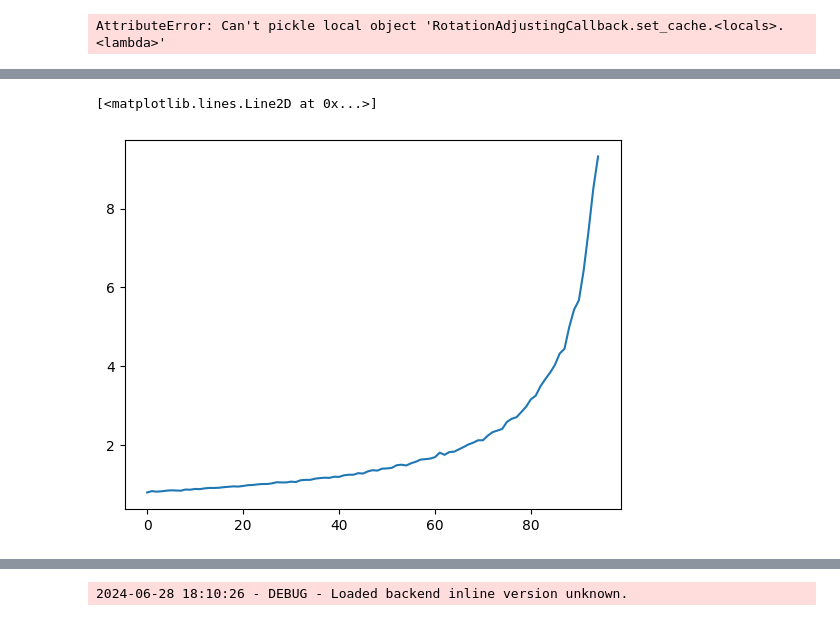
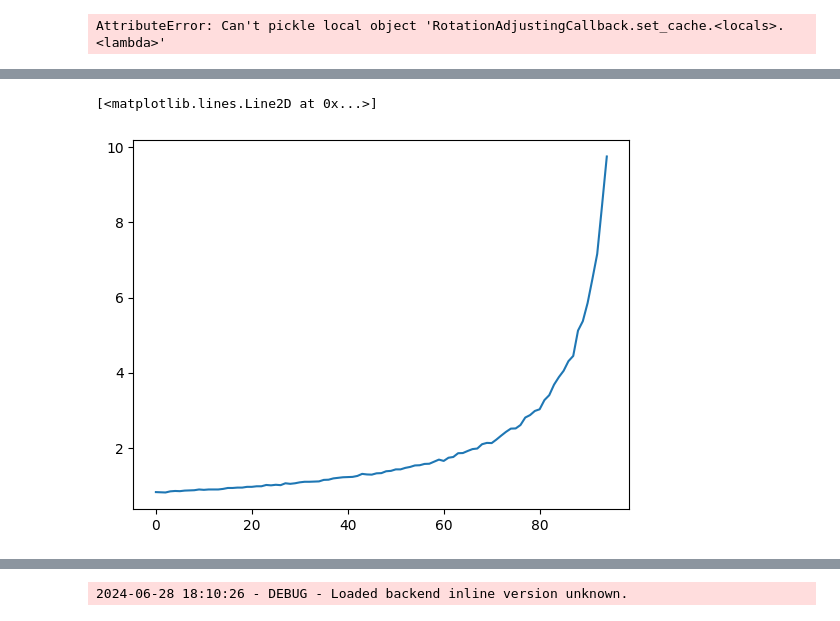
Before and after one commit to 1101AlexZab1011/SpatialMemory, a Jupyter notebook: dev/hd_pseudoattr_fit_speed_function.ipynb, the cells around one changed output, grey strips where cells are left out. Cells and saved outputs as stored; diff of their text form; code cells hidden in the pictures.

```diff
--- a/dev/hd_pseudoattr_fit_speed_function.ipynb
+++ b/dev/hd_pseudoattr_fit_speed_function.ipynb
@@ -831,6 +916,7 @@ dynamics.save('../data/dynamics/rotation_adjust_sim.pkl')
 # %% [output]
 AttributeError: Can't pickle local object 'RotationAdjustingCallback.set_cache.<locals>.<lambda>'
 # %%
+from bbtoolkit.models.bb.structures import ClickParameters, DynamicParameters
 def estimate_rotation_speed(
     activity: TensorGroup,
     connectivity: DirectedTensorGroup,
@@ -848,7 +934,7 @@ def estimate_rotation_speed(
     rates = activity2rate(activity, connectivity)
     k_ratio = activity.copy()
     cache = DotDict(
-        dynamics_params=DynamicParameters(dt, None),
+        dynamics_params=DynamicParameters(dt, 'bottom-up'),
         movement_params=MovementParameters(direction=np.pi/2),
         activity=activity,
         rates=rates,
@@ -895,11 +981,11 @@ def estimate_rotation_speed(
         pass
 
     if poly_approx is None:
-        poly_approx = PolyApproximation(order=8, window_size=15, threshold=3., accept_rate=.5)
+        poly_approx = PolyApproximation(order=12, window_size=15, threshold=3., accept_rate=.5)
 
     poly_approx.fit(
-        np.array(list(dynamics.cache.rotation_log.keys())),
-        dt*np.array([len(val.time) for val in dynamics.cache.rotation_log.values()])
+        dt*np.array([len(val.time) for val in dynamics.cache.rotation_log.values()]),
+        np.array(list(dynamics.cache.rotation_log.keys()))
     )
     return dynamics, poly_approx
 # %%
@@ -934,7 +1020,7 @@ speed_dynamics, poly_approx = estimate_rotation_speed(
     delta_phi=np.linspace(0, 1, 101)[1:][::-1],
     additive_kernel_func=kernel_func,
     dt=.005,
-    poly_approx=poly_approx,
+    poly_approx=None,
     show=False
 )
 # %% [output]
@@ -958,6 +1044,6 @@ speed_dynamics, poly_approx = estimate_rotation_speed(
 # %%
 %matplotlib inline
 phi = np.array(list(speed_dynamics.cache.rotation_log.keys()))
-vals = dt*np.array([len(val.time) for val in speed_dynamics.cache.rotation_log.values()])
+vals = speed_dynamics.cache.dynamics_params.dt*np.array([len(val.time) for val in speed_dynamics.cache.rotation_log.values()])
 plt.plot(vals)
 # %% [output]
@@ -965,2 +1051,2 @@ plt.plot(vals)
 [<matplotlib.lines.Line2D at 0x...>]
-[figure, old version]
+[figure, new version]
```
Also changed, not shown: parts of 10 cells of this notebook.
